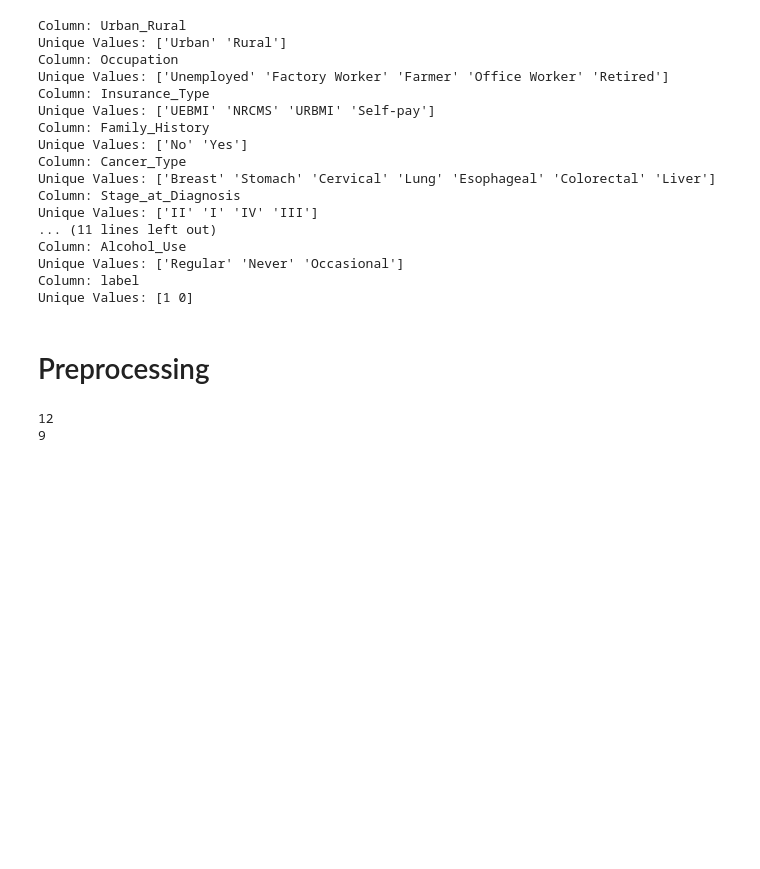
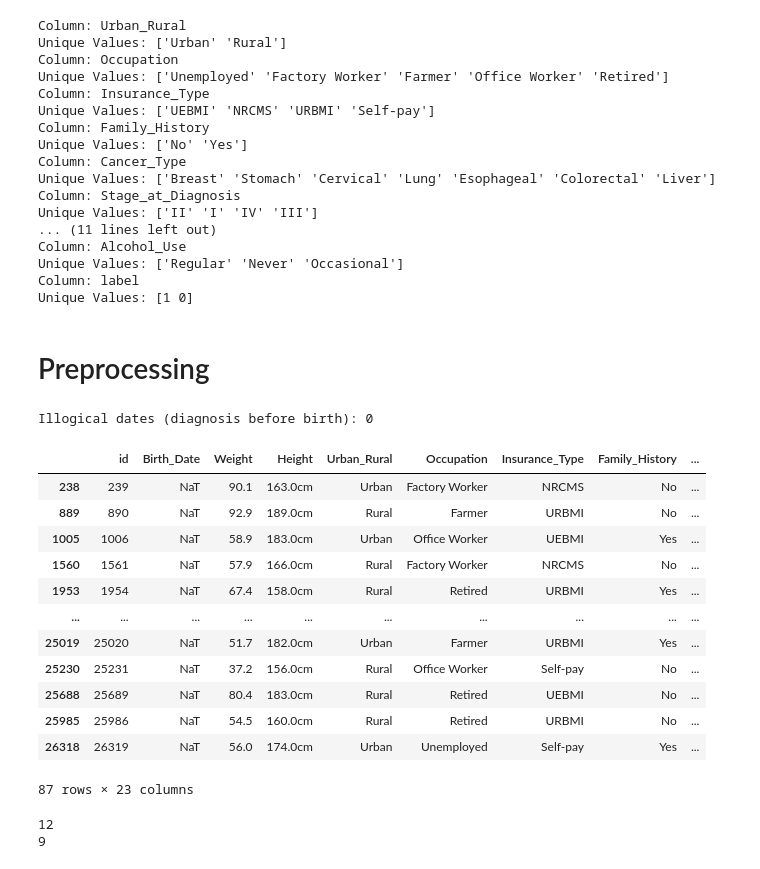
Before and after one commit to Mehrnaz4Hosseini/DataScience, a Jupyter notebook: CA3/Q1/classification.ipynb, the cells around one changed output. Cells and saved outputs as stored; diff of their text form; code cells hidden in the pictures; blank space fills up the shorter version.

```diff
--- a/CA3/Q1/classification.ipynb
+++ b/CA3/Q1/classification.ipynb
@@ -106,13 +111,40 @@ Unique Values: [1 0]
 # %% [markdown]
 # Preprocessing
 # %%
-def calculate_age(born, diagnosed):
-    return diagnosed.year - born.year - ((diagnosed.month, diagnosed.day) < (born.month, born.day))
-
 # Convert dates to datetime
 df['Birth_Date'] = pd.to_datetime(df['Birth_Date'], format='%Y-%m-%d', errors='coerce')
 df['Diagnosis_Date'] = pd.to_datetime(df['Diagnosis_Date'], format='%Y-%m-%d', errors='coerce')
 df['Surgery_Date'] = pd.to_datetime(df['Surgery_Date'], format='%Y-%m-%d', errors='coerce')
 
-# Create age at diagnosis
-df['Age_at_Diagnosis'] = df.apply(lambda x: calculate_age(x['Birth_Date'], x['Diagnosis_Date']), axis=1)
+# Check for illogical dates (diagnosis before birth)
+invalid_age_mask = df['Diagnosis_Date'] < df['Birth_Date']
+print("Illogical dates (diagnosis before birth):", invalid_age_mask.sum())
+
+# Fix the calculate_age function to handle NaTs
+def safe_calculate_age(born, diagnosed):
+    if pd.isna(born) or pd.isna(diagnosed):
+        return np.nan
+    if diagnosed < born:  # Diagnosis before birth
+        return np.nan
+    return diagnosed.year - born.year - ((diagnosed.month, diagnosed.day) < (born.month, born.day))
+
+# Recalculate age
+df['Age_at_Diagnosis'] = df.apply(lambda x: safe_calculate_age(x['Birth_Date'], x['Diagnosis_Date']), axis=1)
+
+# Check how many are still missing
+df[df['Age_at_Diagnosis'].isna()]
+# %% [output]
+Illogical dates (diagnosis before birth): 0
+|  | id | Birth_Date | Weight | Height | Urban_Rural | Occupation | Insurance_Type | Family_History | ... |
+| 238 | 239 | NaT | 90.1 | 163.0cm | Urban | Factory Worker | NRCMS | No | ... |
+| 889 | 890 | NaT | 92.9 | 189.0cm | Rural | Farmer | URBMI | No | ... |
+| 1005 | 1006 | NaT | 58.9 | 183.0cm | Urban | Office Worker | UEBMI | Yes | ... |
+| 1560 | 1561 | NaT | 57.9 | 166.0cm | Rural | Factory Worker | NRCMS | No | ... |
+| 1953 | 1954 | NaT | 67.4 | 158.0cm | Rural | Retired | URBMI | Yes | ... |
+| ... | ... | ... | ... | ... | ... | ... | ... | ... | ... |
+| 25019 | 25020 | NaT | 51.7 | 182.0cm | Urban | Farmer | URBMI | Yes | ... |
+| 25230 | 25231 | NaT | 37.2 | 156.0cm | Rural | Office Worker | Self-pay | No | ... |
+| 25688 | 25689 | NaT | 80.4 | 183.0cm | Rural | Retired | UEBMI | No | ... |
+| 25985 | 25986 | NaT | 54.5 | 160.0cm | Rural | Retired | URBMI | No | ... |
+| 26318 | 26319 | NaT | 56.0 | 174.0cm | Urban | Unemployed | Self-pay | Yes | ... |
+87 rows × 23 columns
```
Also changed, not shown: parts of 17 cells of this notebook, 1 other file.
